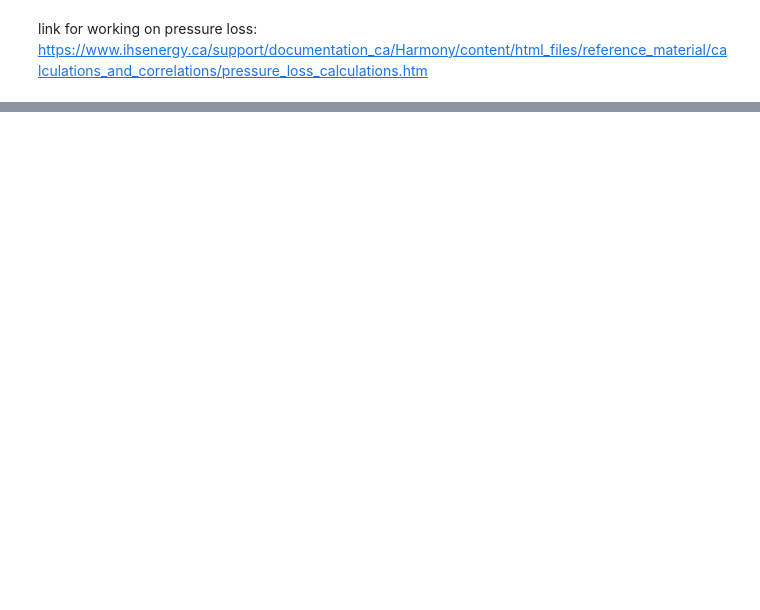
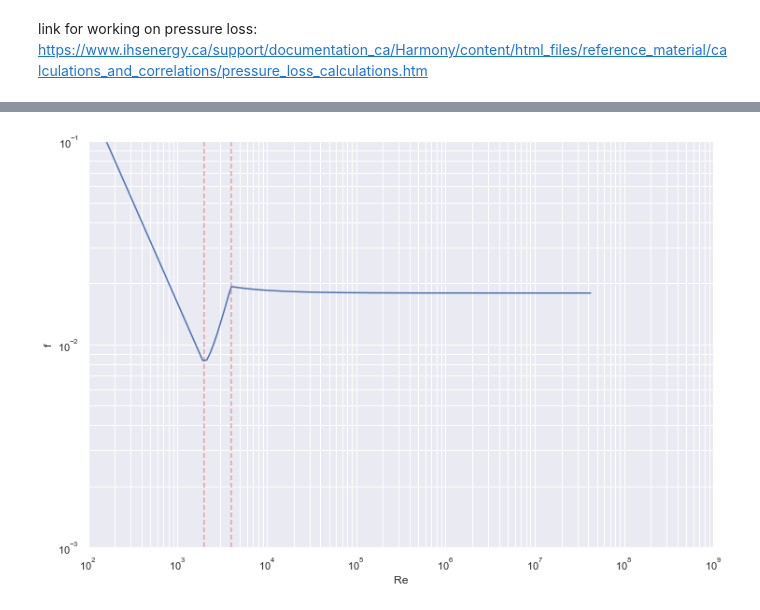
Before and after one commit to samuelshoun/Vasquez-Beggs, a Jupyter notebook: nodal_analysis.ipynb, the cells around one changed output, grey strips where cells are left out. Saved outputs shown, nothing was run; the diff lists cells and outputs as text; code cells hidden in the pictures; blank space fills up the shorter version.

Commit message:
add Fanning and Reynolds functions

```diff
--- a/nodal_analysis.ipynb
+++ b/nodal_analysis.ipynb
@@ -114,0 +147,29 @@ https://www.ihsenergy.ca/support/documentation_ca/Harmony/content/html_files/ref
+# %%
+def fanning_f(Re, abs_roughness, ID):
+    '''
+    ...
+    This function imputes Reynolds number (Re), absolute roughness, and
+    flow area diameter (ID), and returns the Fanning Friction Factor (f).
+    ...
+
+    Arguments:
+    --------
+    Re            : Reynolds number,                     dimensionless
+    abs_roughness : Absolute Roughness, assumed 150e-6,  feet
+    ID            : diameter of flow area,               feet
+    ...
+
+    '''
+
+    f_lam = 16 / Re
+    inv_sqrt_f = -4 * np.log10(0.2698 * (abs_roughness / ID) - (5.0452 / Re) * np.log10(.3539 * (abs_roughness / ID)**1.1098 + 5.8506 / Re**.8981))
+    f_turb = (1 / inv_sqrt_f)**2
+
+    if(Re <= 2000):
+        f = f_lam
+    elif((Re > 2000) & (Re < 4000)):
+        f = (f_lam * (4000 - Re) + f_turb * (Re - 2000)) / 2000
+    elif(Re >= 4000):
+        f = f_turb
+
+    return f
@@ -114,0 +180,6 @@ https://www.ihsenergy.ca/support/documentation_ca/Harmony/content/html_files/ref
+# %%
+df = pd.DataFrame({'vel': np.arange(0.001,2000,.01)})
+df['Re'] = df.apply(lambda x: re_num(dens, df['vel'], ID, visc), axis=0)
+df['f'] = df.apply(lambda x: fanning_f(x['Re'], 150e-6, 150e-6/5e-2), axis=1)
+
+df
@@ -114,0 +200,12 @@ https://www.ihsenergy.ca/support/documentation_ca/Harmony/content/html_files/ref
+# %%
+df.plot(x='Re', y='f', figsize=(12,8), legend=False)
+plt.yscale('log')
+plt.xscale('log')
+plt.xlim(100, 1e9)
+plt.ylim(.001, .1)
+plt.ylabel('f')
+plt.axvline(2000, ls='--', alpha=.5, c='r')
+plt.axvline(4000, ls='--', alpha=.5, c='r')
+plt.grid(True, which='both')
+# %% [output]
+[figure, added]
```
Also changed, not shown: parts of 6 cells of this notebook.
